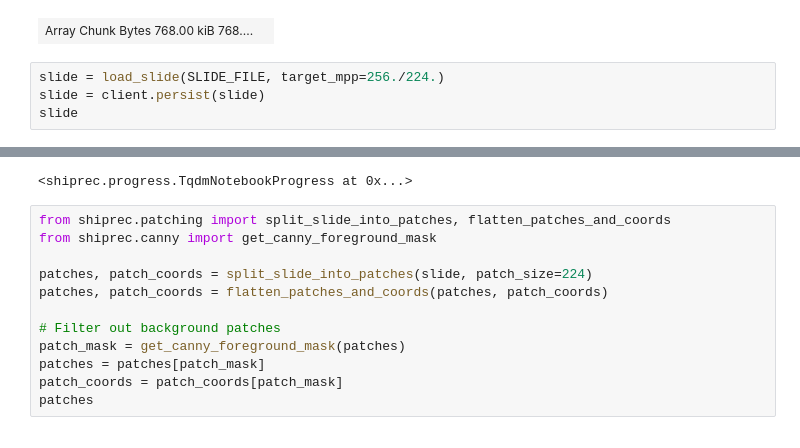
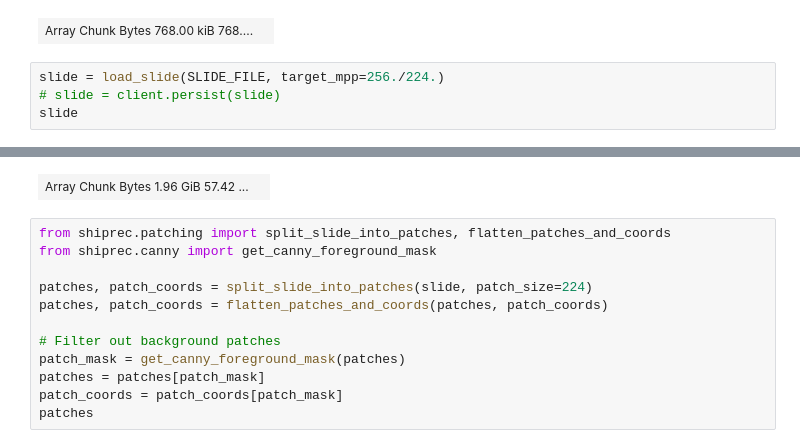
Before and after one commit to georg-wolflein/shiprec, a Jupyter notebook: scratch.ipynb, the cells around one changed output, grey strips where cells are left out. Drawn from its saved outputs; the diff is of its cells as text.

```diff
--- a/scratch.ipynb
+++ b/scratch.ipynb
@@ -40,6 +76,6 @@ target
 | Array Chunk Bytes 768.00 kiB 768.... |  |
 # %%
 slide = load_slide(SLIDE_FILE, target_mpp=256./224.)
-slide = client.persist(slide)
+# slide = client.persist(slide)
 slide
 # %% [output]
@@ -49,4 +85,4 @@ slide
-<shiprec.progress.TqdmNotebookProgress at 0x...>
+| Array Chunk Bytes 1.96 GiB 57.42 ... |  |
 # %%
 from shiprec.patching import split_slide_into_patches, flatten_patches_and_coords
 from shiprec.canny import get_canny_foreground_mask
```
Also changed, not shown: parts of 15 cells of this notebook, 11 other files.
